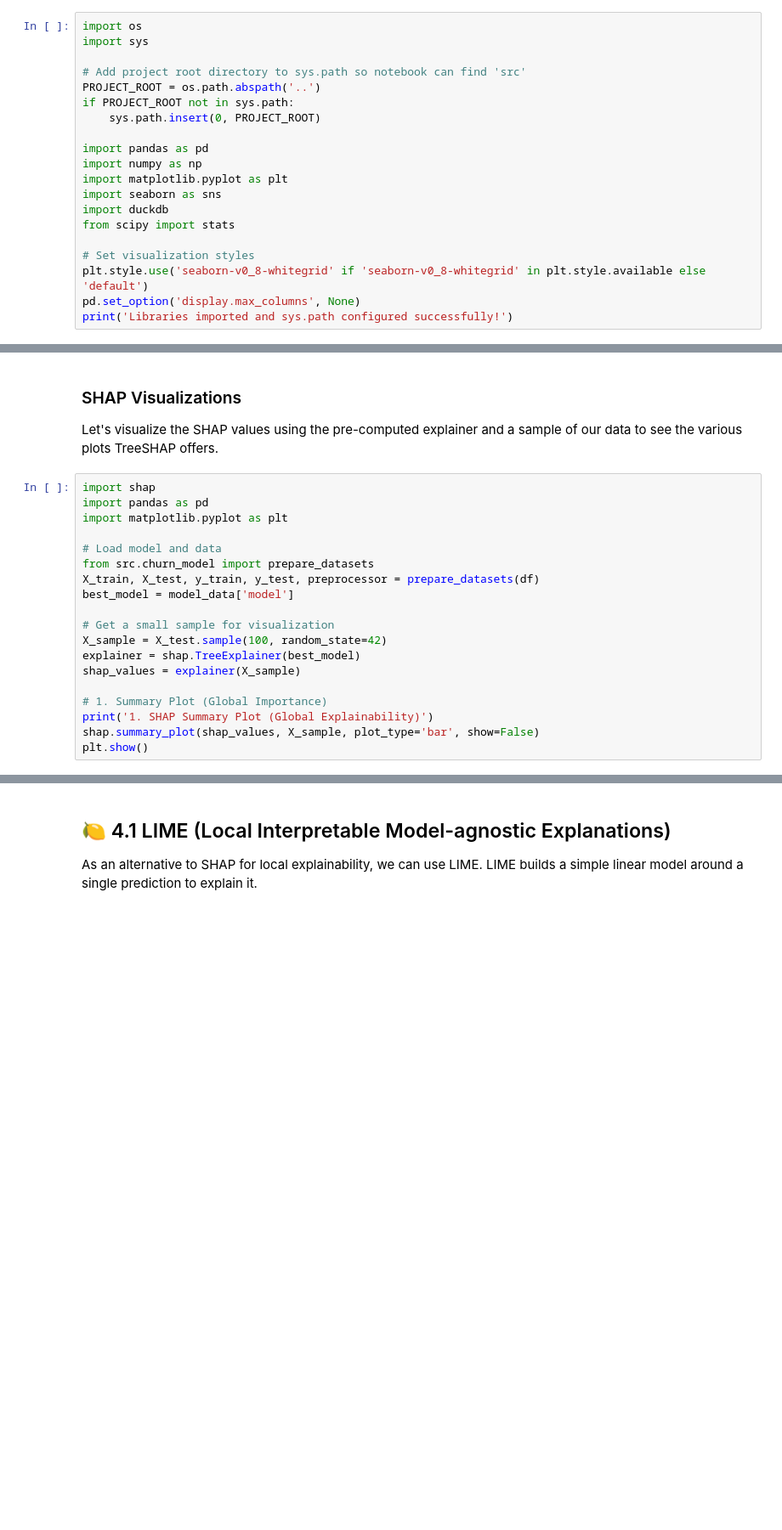
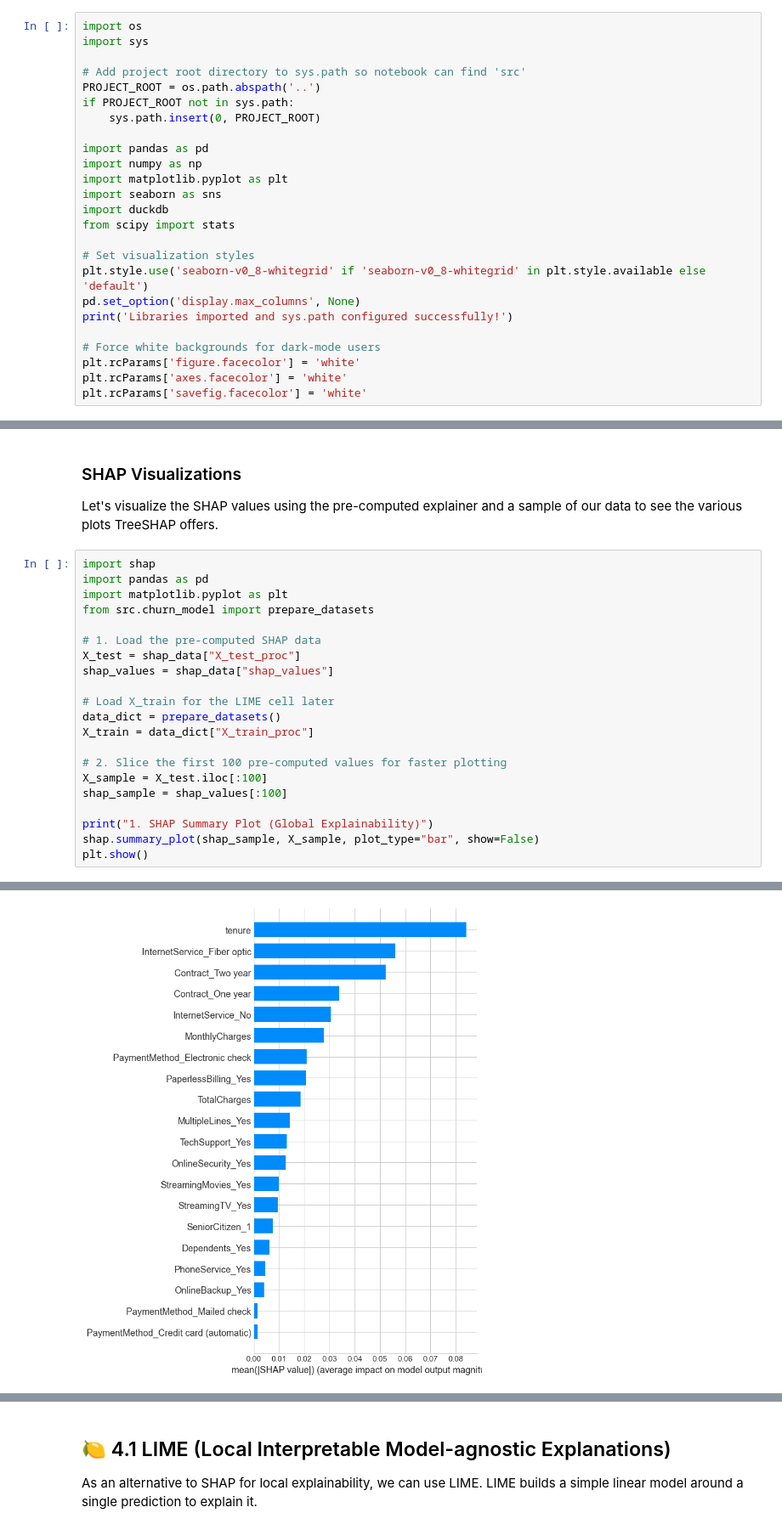
Before and after one commit to Yeo8023/Customer-Churn-Intelligence-Explainable-AI-XAI-Dashboard, a Jupyter notebook: notebooks/01_churn_deep_dive_eda.ipynb, the cells around one changed output, grey strips where cells are left out. Shown at 85% size. Saved outputs shown, nothing was run; the diff lists cells and outputs as text; blank space fills up the shorter version.

```diff
--- a/notebooks/01_churn_deep_dive_eda.ipynb
+++ b/notebooks/01_churn_deep_dive_eda.ipynb
@@ -34,6 +34,11 @@ from scipy import stats
 plt.style.use('seaborn-v0_8-whitegrid' if 'seaborn-v0_8-whitegrid' in plt.style.available else 'default')
 pd.set_option('display.max_columns', None)
 print('Libraries imported and sys.path configured successfully!')
+
+# Force white backgrounds for dark-mode users
+plt.rcParams['figure.facecolor'] = 'white'
+plt.rcParams['axes.facecolor'] = 'white'
+plt.rcParams['savefig.facecolor'] = 'white'
 # %% [output]
 Libraries imported and sys.path configured successfully!
 # %% [markdown]
@@ -195,18 +155,21 @@ Let's visualize the SHAP values using the pre-computed explainer and a sample of
 import shap
 import pandas as pd
 import matplotlib.pyplot as plt
+from src.churn_model import prepare_datasets
 
-# Load model and data
-from src.churn_model import prepare_datasets
-X_train, X_test, y_train, y_test, preprocessor = prepare_datasets(df)
-best_model = model_data['model']
+# 1. Load the pre-computed SHAP data
+X_test = shap_data["X_test_proc"]
+shap_values = shap_data["shap_values"]
 
-# Get a small sample for visualization
-X_sample = X_test.sample(100, random_state=42)
-explainer = shap.TreeExplainer(best_model)
-shap_values = explainer(X_sample)
+# Load X_train for the LIME cell later
+data_dict = prepare_datasets()
+X_train = data_dict["X_train_proc"]
 
-# 1. Summary Plot (Global Importance)
-print('1. SHAP Summary Plot (Global Explainability)')
-shap.summary_plot(shap_values, X_sample, plot_type='bar', show=False)
+# 2. Slice the first 100 pre-computed values for faster plotting
+X_sample = X_test.iloc[:100]
+shap_sample = shap_values[:100]
+
+print("1. SHAP Summary Plot (Global Explainability)")
+shap.summary_plot(shap_sample, X_sample, plot_type="bar", show=False)
 plt.show()
+# %% [output]
@@ -213 +177,2 @@ plt.show()
+[figure, added]
 # %%
```
Also changed, not shown: parts of 11 cells of this notebook.
